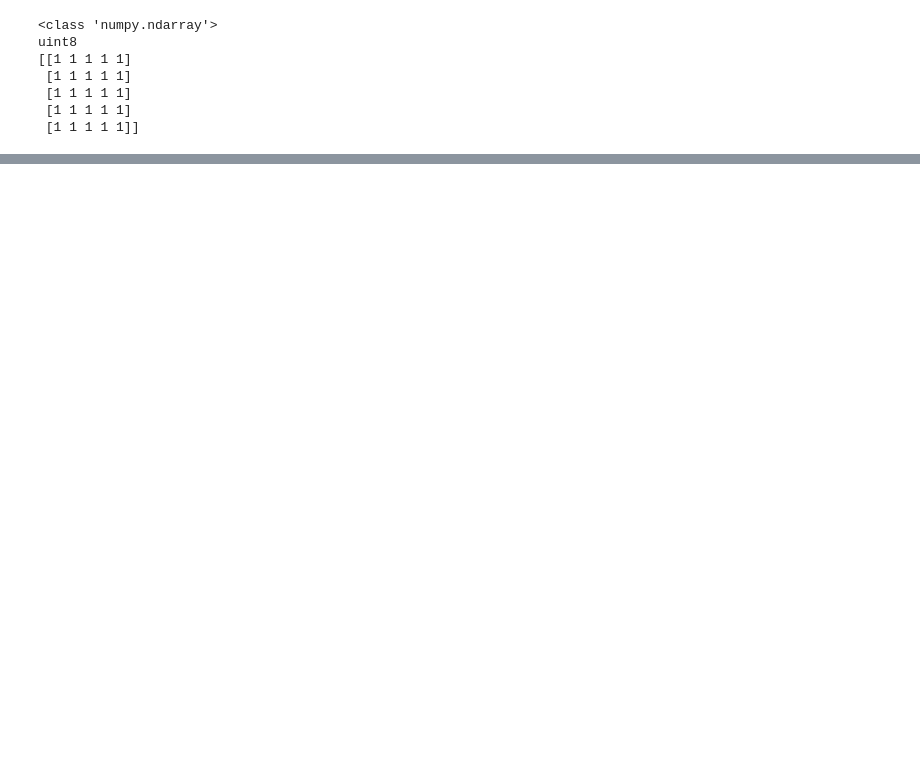
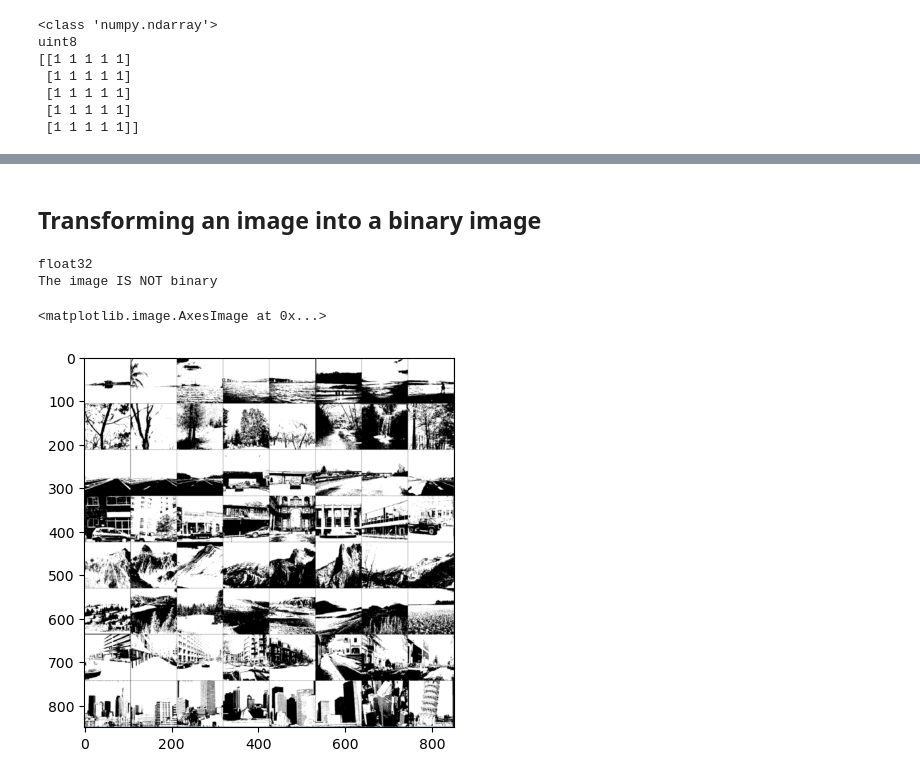
Before and after one commit to bernardeem/Python_projects, a Jupyter notebook: Computer_vision_lessons_and_projects/Section 3 - Binary Morphology.ipynb, the cells around one changed output, grey strips where cells are left out. Saved outputs shown, nothing was run; the diff lists cells and outputs as text; code cells hidden in the pictures; blank space fills up the shorter version.

```diff
--- a/Computer_vision_lessons_and_projects/Section 3 - Binary Morphology.ipynb
+++ b/Computer_vision_lessons_and_projects/Section 3 - Binary Morphology.ipynb
@@ -49,0 +68,16 @@ erosion = cv2.erode(image, kernel)
+# %% [markdown]
+## Transforming an image into a binary image
+# %%
+image = plt.imread(r'C:\Users\User\Desktop\Python_projects\Computer_vision_lessons_and_projects\MIT_example.png')
+print(image.dtype)
+if len(np.unique(image)) != 2:
+    print('The image IS NOT binary')
+else:
+    print('The image IS binary')
+
+plt.imshow(image, cmap='gray')
+# %% [output]
+float32
+The image IS NOT binary
+<matplotlib.image.AxesImage at 0x...>
+[figure, added]
```
Also changed, not shown: parts of 10 cells of this notebook, 3 other files.
